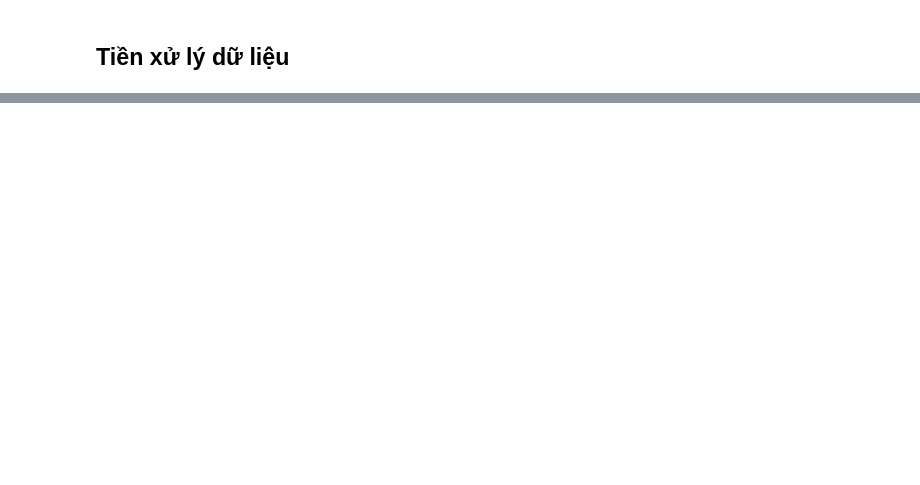
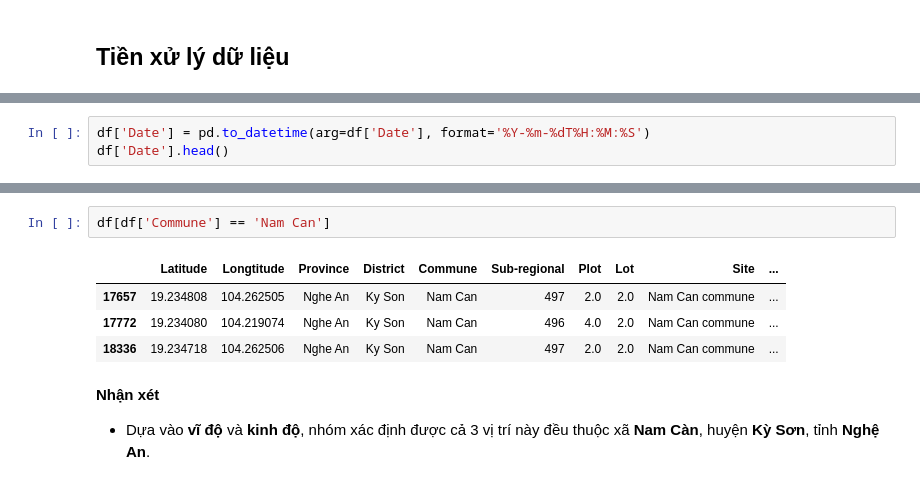
Before and after one commit to 0Nguyen0Cong0Tuan0/Final-Project-DV, a Jupyter notebook: main.ipynb, the cells around one changed output, grey strips where cells are left out. Drawn from its saved outputs; the diff is of its cells as text; blank space fills up the shorter version.

```diff
--- a/main.ipynb
+++ b/main.ipynb
@@ -250,0 +159,3 @@ for col, num_nulls in null_counts.items():
+# %%
+df['Date'] = pd.to_datetime(arg=df['Date'], format='%Y-%m-%dT%H:%M:%S')
+df['Date'].head()
@@ -250,0 +195,10 @@ for col, num_nulls in null_counts.items():
+# %%
+df[df['Commune'] == 'Nam Can']
+# %% [output]
+|  | Latitude | Longtitude | Province | District | Commune | Sub-regional | Plot | Lot | Site | ... |
+| 17657 | 19.234808 | 104.262505 | Nghe An | Ky Son | Nam Can | 497 | 2.0 | 2.0 | Nam Can commune | ... |
+| 17772 | 19.234080 | 104.219074 | Nghe An | Ky Son | Nam Can | 496 | 4.0 | 2.0 | Nam Can commune | ... |
+| 18336 | 19.234718 | 104.262506 | Nghe An | Ky Son | Nam Can | 497 | 2.0 | 2.0 | Nam Can commune | ... |
+# %% [markdown]
+**Nhận xét**
+- Dựa vào **vĩ độ** và **kinh độ**, nhóm xác định được cả 3 vị trí này đều thuộc xã **Nam Càn**, huyện **Kỳ Sơn**, tỉnh **Nghệ An**.
```
Also changed, not shown: parts of 45 cells of this notebook, 2 other files.
